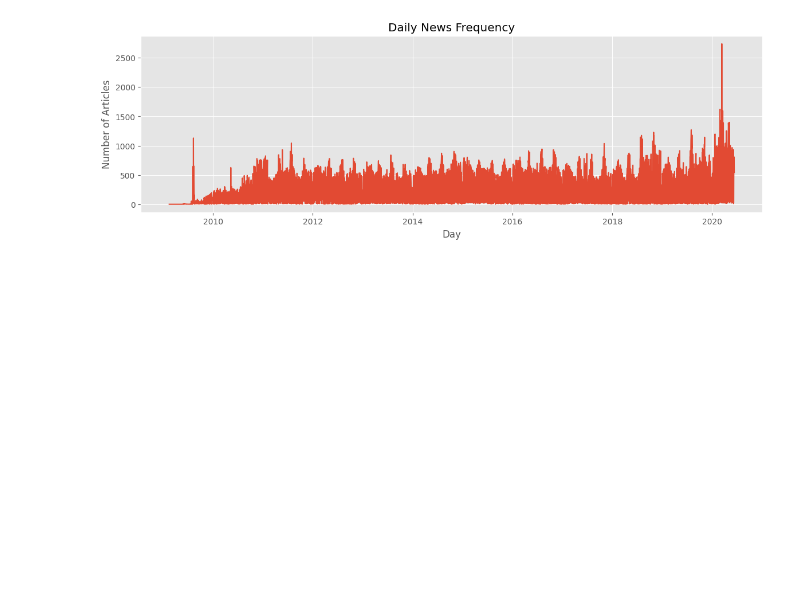
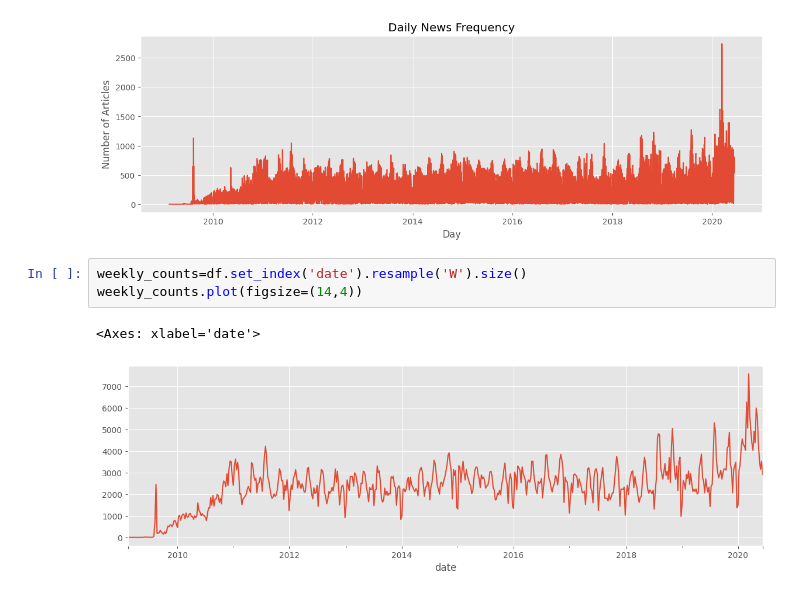
Before and after one commit to Feven777/Predicting_Price_Moves_with_News_Sentiment, a Jupyter notebook: notebooks/sentiment_analysis.ipynb, the cells around one changed output. Cells and saved outputs as stored; diff of their text form; blank space fills up the shorter version.

Commit message:
analyze weekly trends

```diff
--- a/notebooks/sentiment_analysis.ipynb
+++ b/notebooks/sentiment_analysis.ipynb
@@ -296,3 +296,9 @@ plt.grid(True)
 plt.show()
 # %% [output]
 [figure]
+# %%
+weekly_counts=df.set_index('date').resample('W').size()
+weekly_counts.plot(figsize=(14,4))
+# %% [output]
+<Axes: xlabel='date'>
+[figure, added]
```
